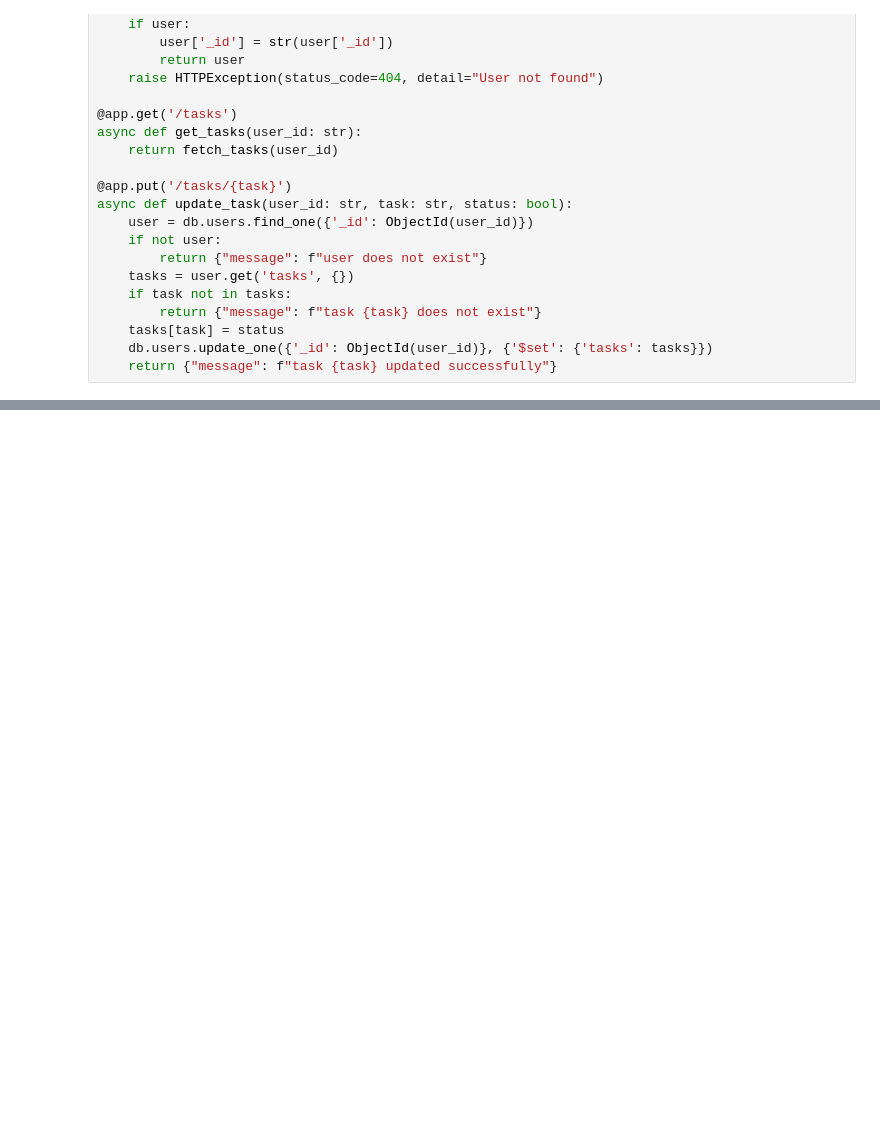
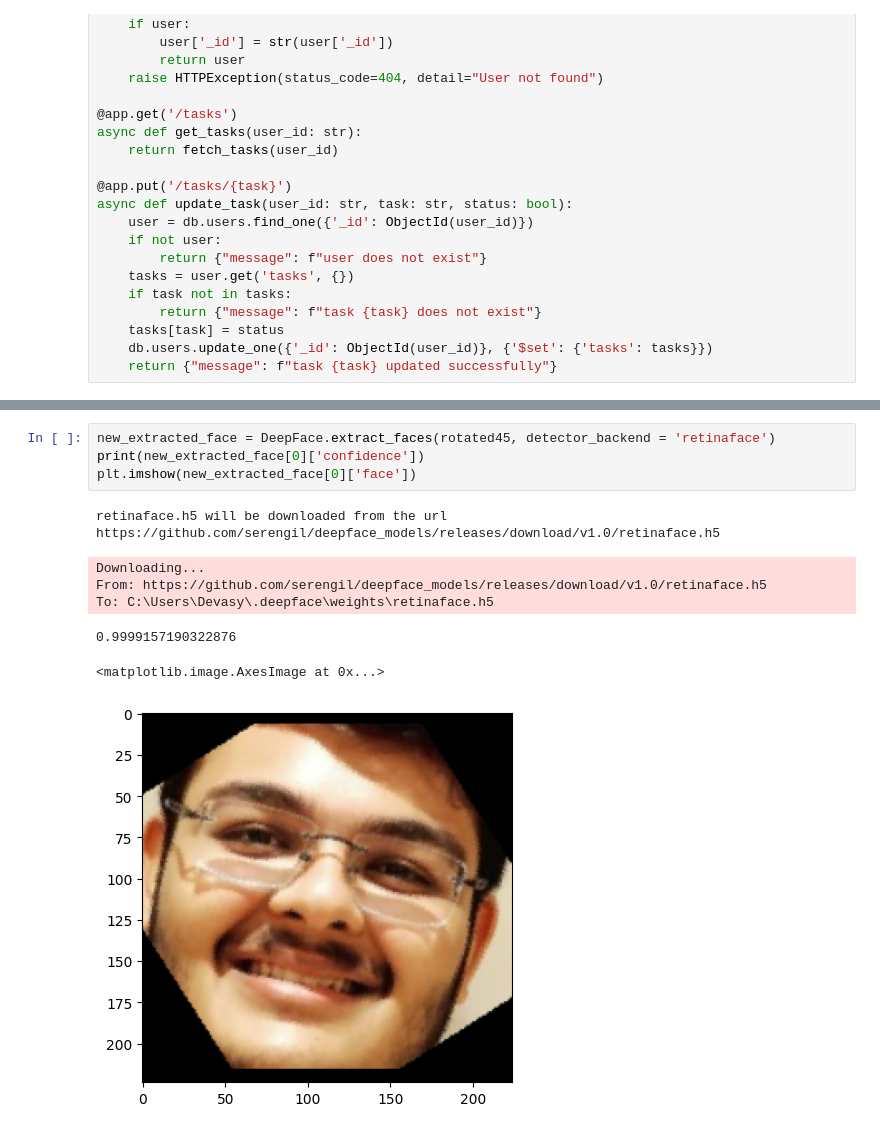
Before and after one commit to Devasy23/FaceRec, a Jupyter notebook: test.ipynb, the cells around one changed output, grey strips where cells are left out. Drawn from its saved outputs; the diff is of its cells as text; blank space fills up the shorter version.

```diff
--- a/test.ipynb
+++ b/test.ipynb
@@ -59,0 +127,12 @@ async def update_task(user_id: str, task: str, status: bool):
+# %%
+new_extracted_face = DeepFace.extract_faces(rotated45, detector_backend = 'retinaface')
+print(new_extracted_face[0]['confidence'])
+plt.imshow(new_extracted_face[0]['face'])
+# %% [output]
+retinaface.h5 will be downloaded from the url https://github.com/serengil/deepface_models/releases/download/v1.0/retinaface.h5
+Downloading...
+From: https://github.com/serengil/deepface_models/releases/download/v1.0/retinaface.h5
+To: C:\Users\Devasy\.deepface\weights\retinaface.h5
+0.9999157190322876
+<matplotlib.image.AxesImage at 0x...>
+[figure, added]
```
Also changed, not shown: parts of 9 cells of this notebook, 3 other files.
